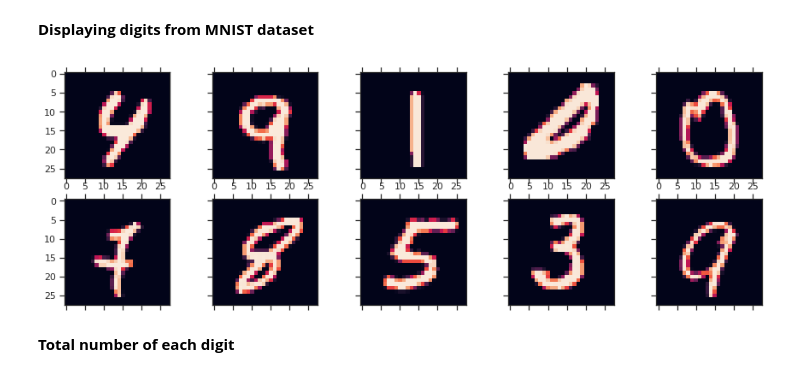
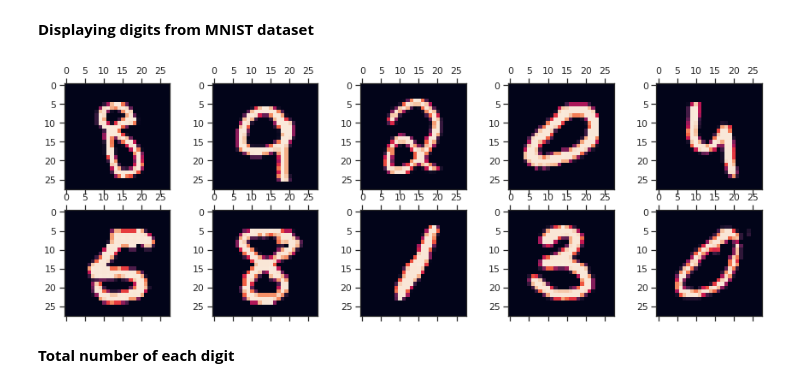
Before and after one commit to Data-Science-Community-SRM/Hand-Written-Digit-Classification-Recognition, a Jupyter notebook: P1_DSC.ipynb, the cells around one changed output. Saved outputs shown, nothing was run; the diff lists cells and outputs as text; code cells hidden in the pictures.

```diff
--- a/P1_DSC.ipynb
+++ b/P1_DSC.ipynb
@@ -31,13 +33,13 @@ label=pd.Series(y_train)
 **Displaying digits from MNIST dataset**
 # %%
 import random
-fig,ax=plt.subplots(2,5,sharex='all',sharey='all',figsize=(15,5))
+fig,ax=plt.subplots(2,5,figsize=(15,5))
 ax=ax.flatten()
 for i in range(10):
     show=X_train[random.randint(0,60000)].reshape(28,28)
     ax[i].matshow(show)
 # %% [output]
-[figure, old version]
+[figure, new version]
 # %% [markdown]
 **Total number of each digit**
 # %%
```
Also changed, not shown: parts of 21 cells of this notebook.
